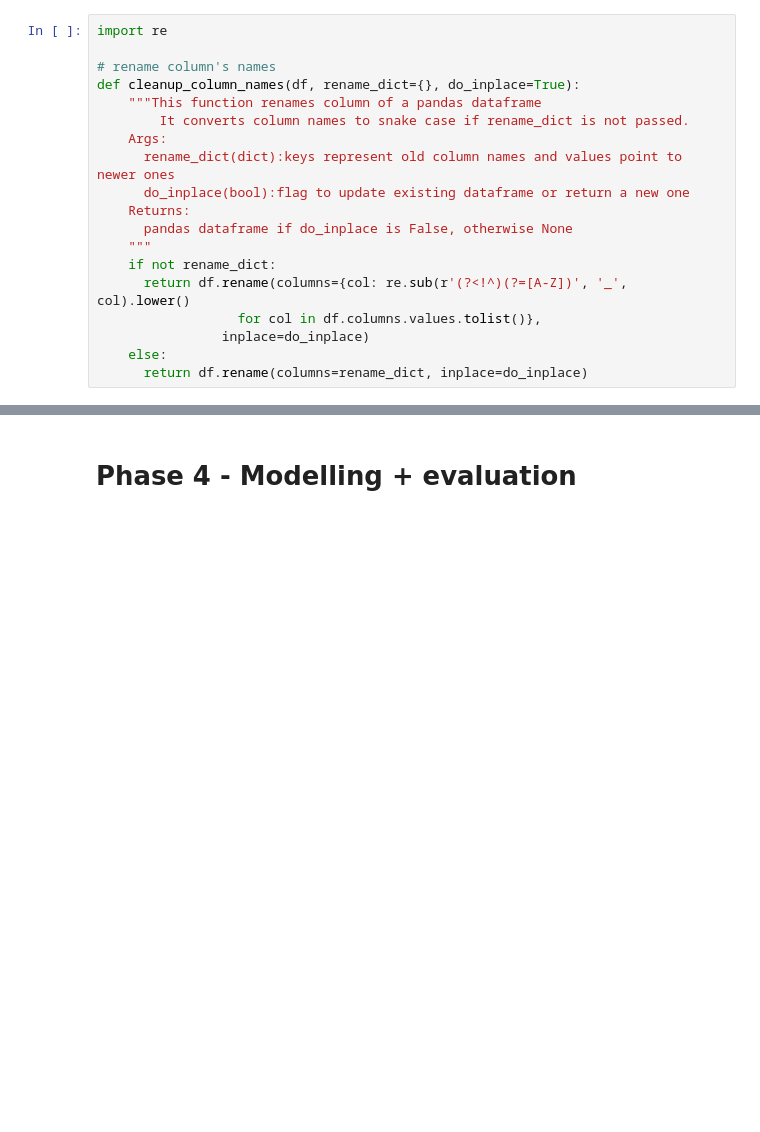
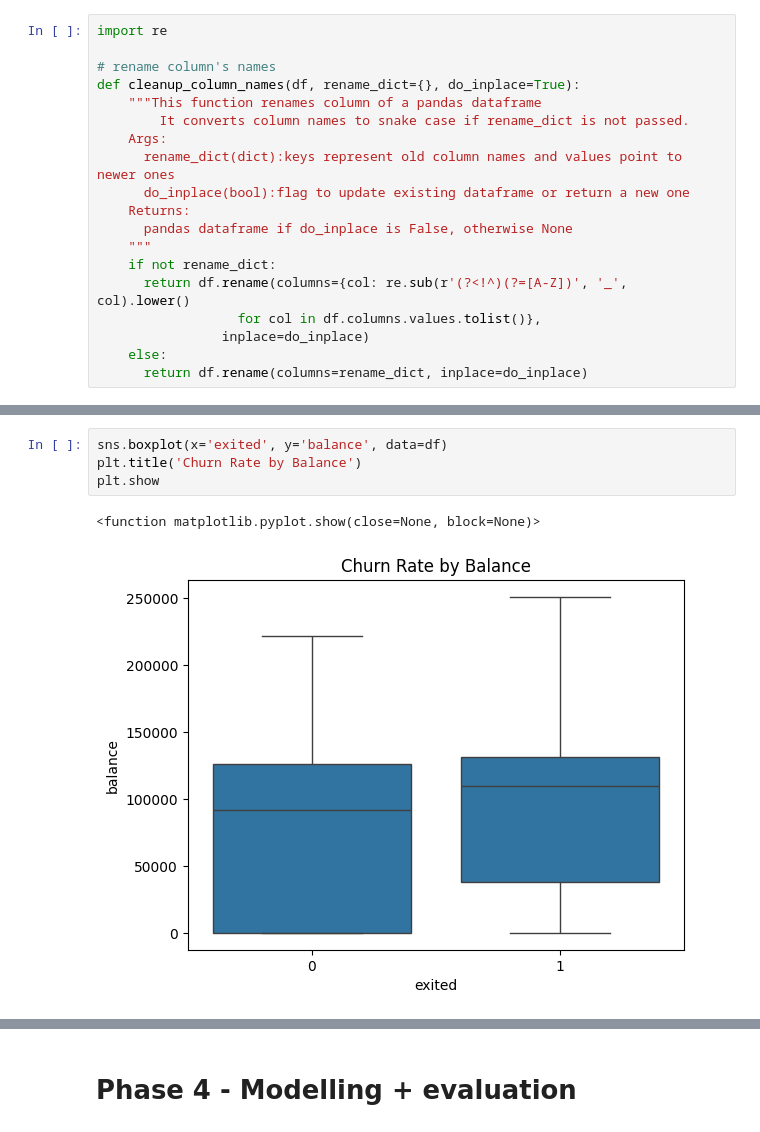
Before and after one commit to amieranazriey/Bank-Customer-Churn-Prediction-Project, a Jupyter notebook: notebooks/bank_churn_analysis.ipynb, the cells around one changed output, grey strips where cells are left out. Saved outputs shown, nothing was run; the diff lists cells and outputs as text; blank space fills up the shorter version.

```diff
--- a/notebooks/bank_churn_analysis.ipynb
+++ b/notebooks/bank_churn_analysis.ipynb
@@ -193,0 +272,7 @@ x_test_scaled = scaler.transform(x_test[cols])
+# %%
+sns.boxplot(x='exited', y='balance', data=df)
+plt.title('Churn Rate by Balance')
+plt.show
+# %% [output]
+<function matplotlib.pyplot.show(close=None, block=None)>
+[figure, added]
```
Also changed, not shown: parts of 27 cells of this notebook.
